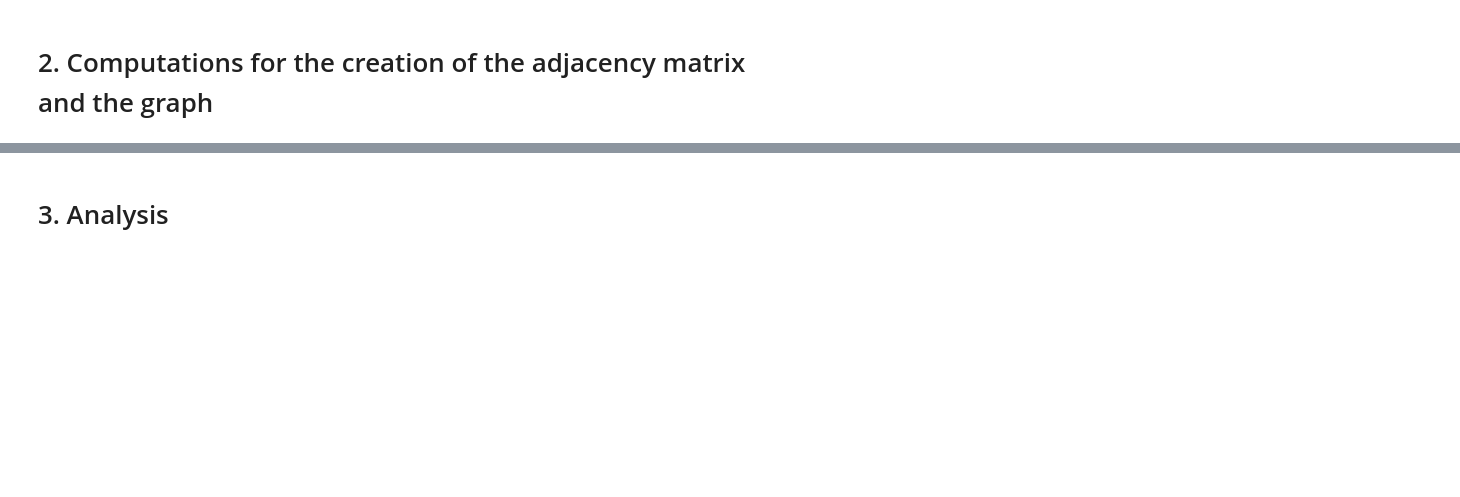
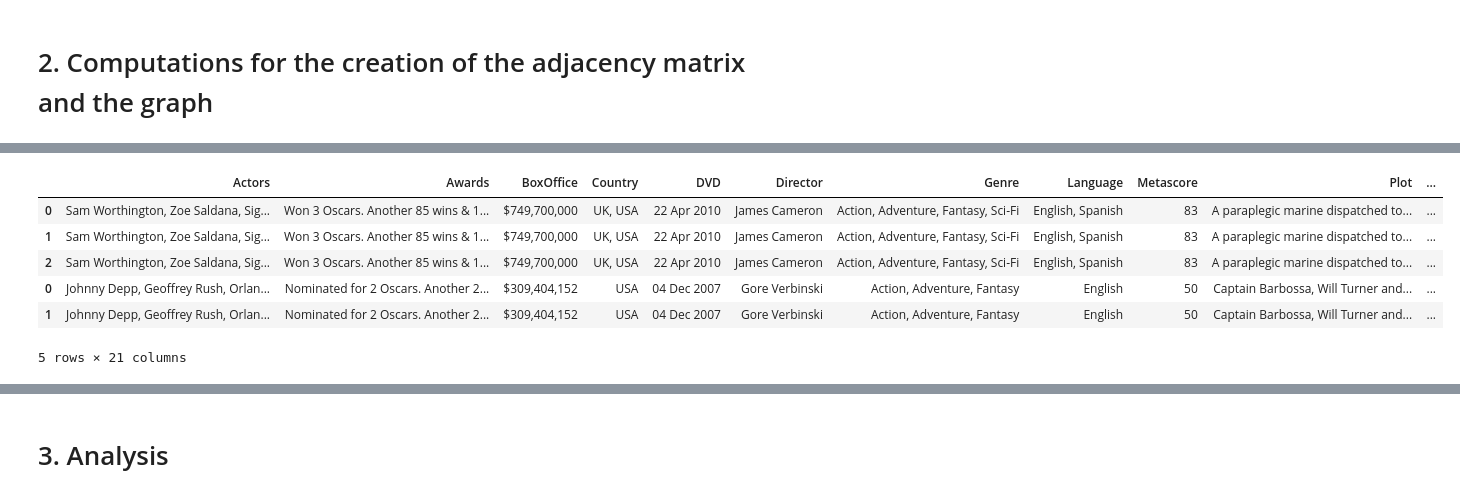
Before and after one commit to illorens/Project_NTDS, a Jupyter notebook: Analysis.ipynb, the cells around one changed output, grey strips where cells are left out. Saved outputs shown, nothing was run; the diff lists cells and outputs as text; code cells hidden in the pictures; blank space fills up the shorter version.

Commit message:
Data cleaning

```diff
--- a/Analysis.ipynb
+++ b/Analysis.ipynb
@@ -80,3 +79,6 @@ with open('metacrit.p', 'rb') as fp:
     test_data = pickle.load(fp)
 # %% [markdown]
 # 2. Computations for the creation of the adjacency matrix and the graph
+# %%
+df = pd.DataFrame.from_dict(test_data, orient='index')
+df.head()
@@ -82,0 +92,26 @@ with open('metacrit.p', 'rb') as fp:
+# %%
+dataframe = pd.read_json(df.iloc[0].values[0])
+
+for i in range(1, len(df)):
+    if len(df.iloc[i].values[0]) > 100:
+        movie = pd.read_json(df.iloc[i].values[0])
+    dataframe = pd.concat([dataframe, movie])
+# %%
+# We decided to drop the useless columns that did not contain information about the movie
+# These columns are: - urls (Poster, Website, tomatoImage)
+#                    - columns related to the API (Response, Type)
+#                    - columns where all entries are NaN
+
+dataframe = dataframe.drop(columns=['Poster', 'Response', 'Type', 'Website', 'tomatoConsensus',
+                                    'tomatoFresh', 'tomatoImage', 'tomatoMeter', 'tomatoRating',
+                                    'tomatoReviews', 'tomatoRotten', 'tomatoURL', 'tomatoUserMeter',
+                                    'tomatoUserRating', 'tomatoUserReviews', 'totalSeasons'])
+dataframe.head()
+# %% [output]
+|  | Actors | Awards | BoxOffice | Country | DVD | Director | Genre | Language | Metascore | Plot | ... |
+| 0 | Sam Worthington, Zoe Saldana, Sig... | Won 3 Oscars. Another 85 wins & 1... | $749,700,000 | UK, USA | 22 Apr 2010 | James Cameron | Action, Adventure, Fantasy, Sci-Fi | English, Spanish | 83 | A paraplegic marine dispatched to... | ... |
+| 1 | Sam Worthington, Zoe Saldana, Sig... | Won 3 Oscars. Another 85 wins & 1... | $749,700,000 | UK, USA | 22 Apr 2010 | James Cameron | Action, Adventure, Fantasy, Sci-Fi | English, Spanish | 83 | A paraplegic marine dispatched to... | ... |
+| 2 | Sam Worthington, Zoe Saldana, Sig... | Won 3 Oscars. Another 85 wins & 1... | $749,700,000 | UK, USA | 22 Apr 2010 | James Cameron | Action, Adventure, Fantasy, Sci-Fi | English, Spanish | 83 | A paraplegic marine dispatched to... | ... |
+| 0 | Johnny Depp, Geoffrey Rush, Orlan... | Nominated for 2 Oscars. Another 2... | $309,404,152 | USA | 04 Dec 2007 | Gore Verbinski | Action, Adventure, Fantasy | English | 50 | Captain Barbossa, Will Turner and... | ... |
+| 1 | Johnny Depp, Geoffrey Rush, Orlan... | Nominated for 2 Oscars. Another 2... | $309,404,152 | USA | 04 Dec 2007 | Gore Verbinski | Action, Adventure, Fantasy | English | 50 | Captain Barbossa, Will Turner and... | ... |
+5 rows × 21 columns
```
Also changed, not shown: parts of 31 cells of this notebook.
